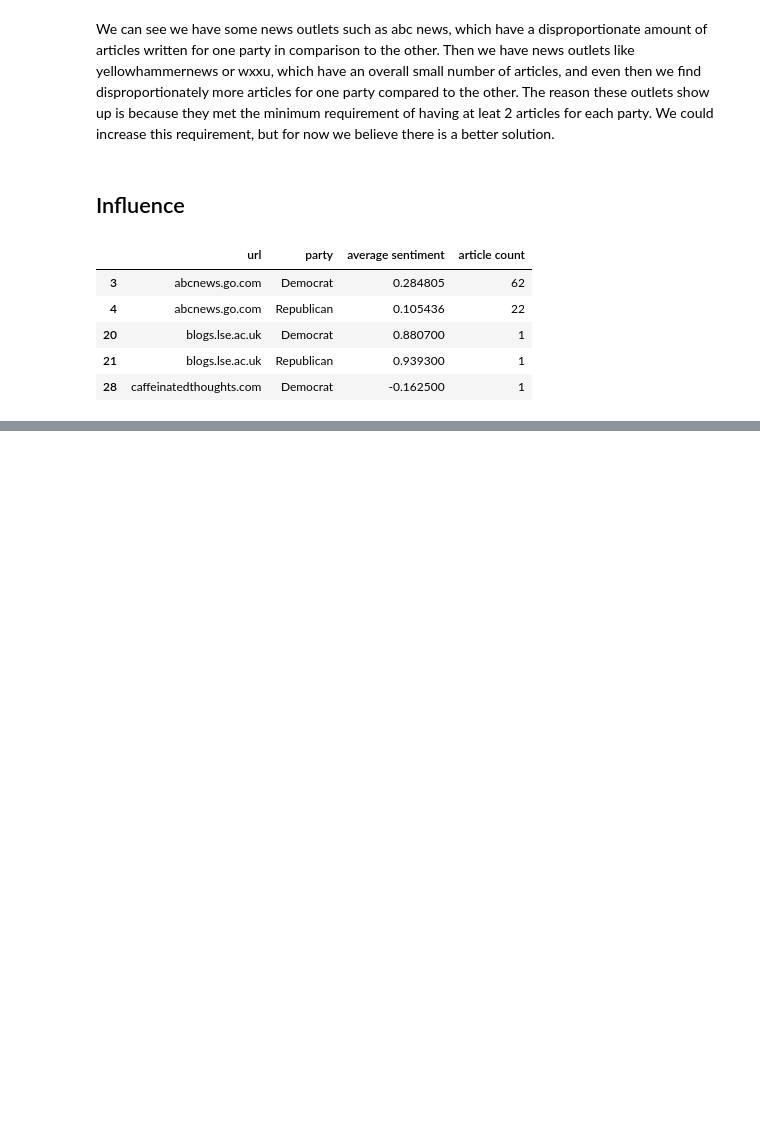
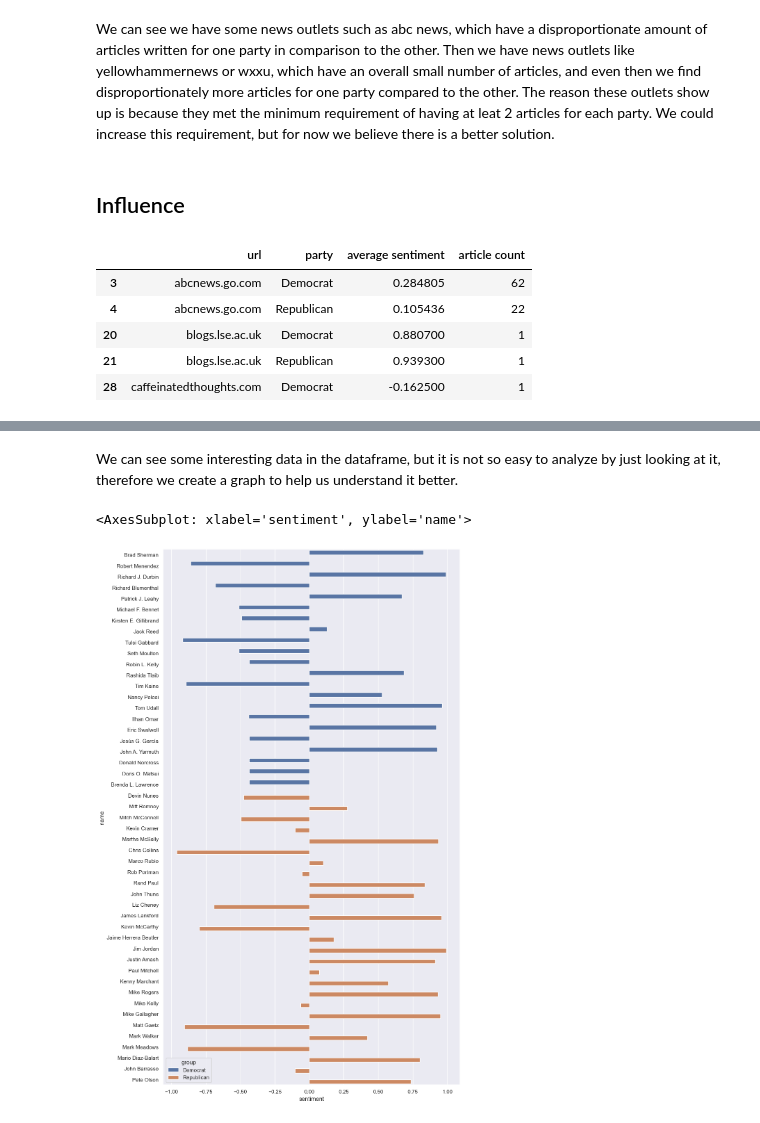
Before and after one commit to WizenPainter/Politician_Graph, a Jupyter notebook: Final_report.ipynb, the cells around one changed output, grey strips where cells are left out. Cells and saved outputs as stored; diff of their text form; code cells hidden in the pictures; blank space fills up the shorter version.

```diff
--- a/Final_report.ipynb
+++ b/Final_report.ipynb
@@ -330,0 +356,3 @@ Now we have a more balanced dataset, even though we lose tons of data. For now w
+# %%
+# IA: Individual Analysis
+IAdf = pd.merge(df, poli2, on='name')
@@ -330,0 +365,3 @@ Now we have a more balanced dataset, even though we lose tons of data. For now w
+# %%
+cnn_ind = IAdf[IAdf['url'] == 'www.cnn.com'][['group','name','sentiment']].sort_values('group')
+cnn_ind.head(cnn_ind.shape[0])
@@ -330,0 +386,8 @@ Now we have a more balanced dataset, even though we lose tons of data. For now w
+# %% [markdown]
+We can see some interesting data in the dataframe, but it is not so easy to analyze by just looking at it, therefore we create a graph to help us understand it better.
+# %%
+sns.set(rc={'figure.figsize':(11,20)})
+sns.barplot(data=cnn_ind[cnn_ind['group'] != 'Independent'], x='sentiment',y='name', hue='group')
+# %% [output]
+<AxesSubplot: xlabel='sentiment', ylabel='name'>
+[figure, added]
```
Also changed, not shown: parts of 26 cells of this notebook.
